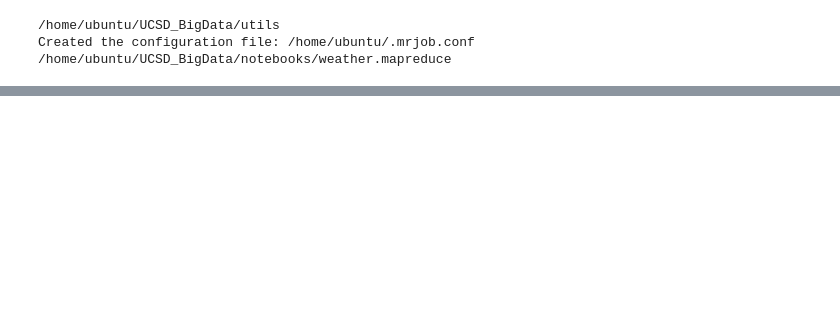
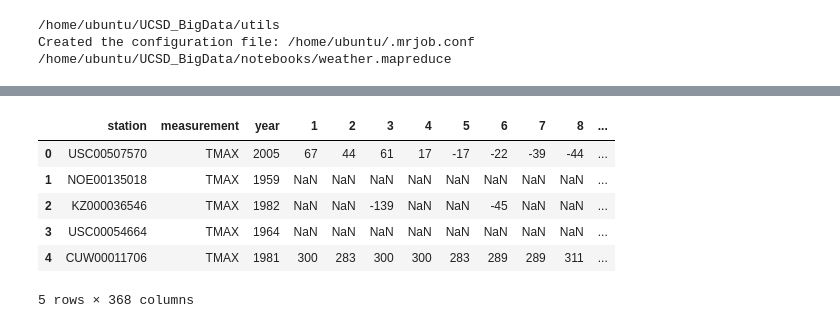
Before and after one commit to JiapengZhang/UCSD_BigData, a Jupyter notebook: notebooks/weather.mapreduce/assignment2.ipynb, the cells around one changed output, grey strips where cells are left out. Drawn from its saved outputs; the diff is of its cells as text; code cells hidden in the pictures; blank space fills up the shorter version.

```diff
--- a/notebooks/weather.mapreduce/assignment2.ipynb
+++ b/notebooks/weather.mapreduce/assignment2.ipynb
@@ -178,0 +440,13 @@ ExceptionPexpect: Error! pty.fork() failed: [Errno 12] Cannot allocate memory
+# %%
+header=['station','measurement','year']+range(1,366)
+Data2 = pd.read_csv('../../data/weather/SAMPLE_TMAX.csv',header=None,names=header)
+# %%
+Data2.head()
+# %% [output]
+|  | station | measurement | year | 1 | 2 | 3 | 4 | 5 | 6 | 7 | 8 | ... |
+| 0 | USC00507570 | TMAX | 2005 | 67 | 44 | 61 | 17 | -17 | -22 | -39 | -44 | ... |
+| 1 | NOE00135018 | TMAX | 1959 | NaN | NaN | NaN | NaN | NaN | NaN | NaN | NaN | ... |
+| 2 | KZ000036546 | TMAX | 1982 | NaN | NaN | -139 | NaN | NaN | -45 | NaN | NaN | ... |
+| 3 | USC00054664 | TMAX | 1964 | NaN | NaN | NaN | NaN | NaN | NaN | NaN | NaN | ... |
+| 4 | CUW00011706 | TMAX | 1981 | 300 | 283 | 300 | 300 | 283 | 289 | 289 | 311 | ... |
+5 rows × 368 columns
```
Also changed, not shown: parts of 26 cells of this notebook, 2 other files.
